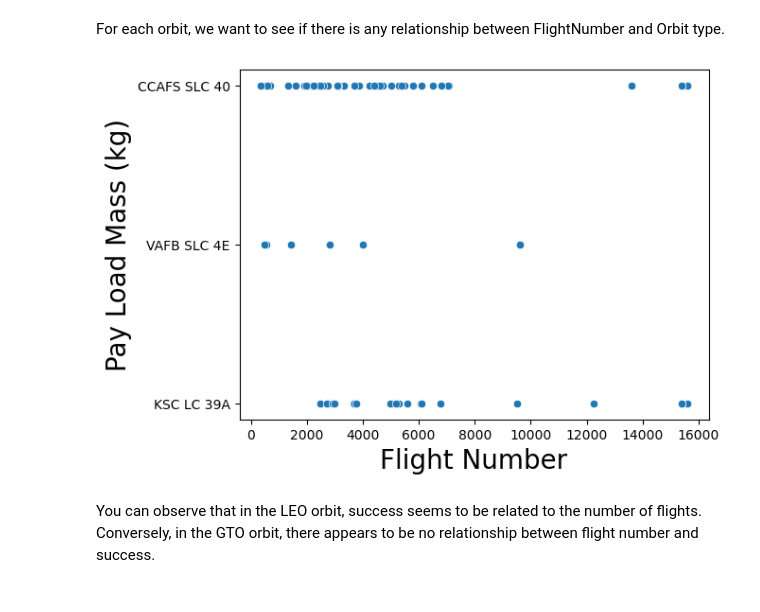
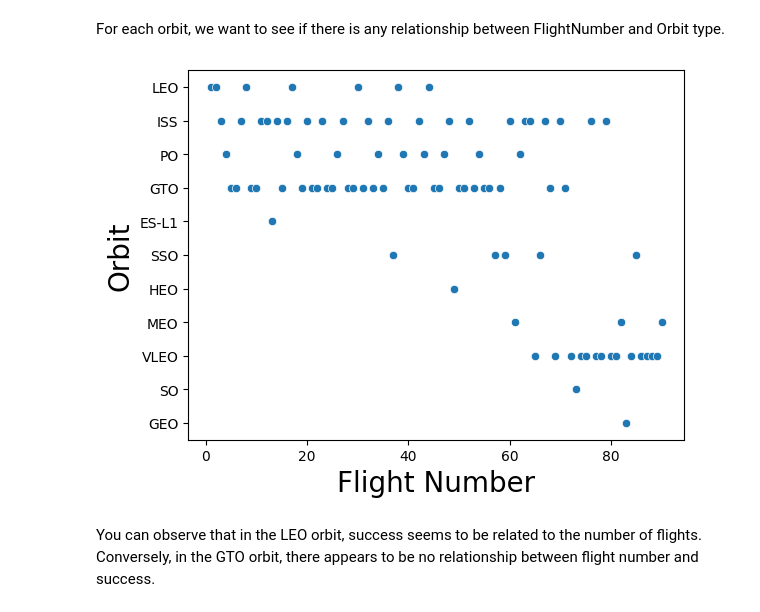
Before and after one commit to praveenmanikanta/MyRepoPraveen, a Jupyter notebook: edadataviz.ipynb, the cells around one changed output. Drawn from its saved outputs; the diff is of its cells as text; code cells hidden in the pictures.

Commit message:
EDA visualization Notebook

```diff
--- a/edadataviz.ipynb
+++ b/edadataviz.ipynb
@@ -62,12 +68,11 @@ please provide us feedback at https://github.com/pandas-dev/pandas/issues/54466
 # %% [markdown]
 First, let's read the SpaceX dataset into a Pandas dataframe and print its summary
 # %%
-from js import fetch
 import io
 
 URL = "https://cf-courses-data.s3.us.cloud-object-storage.appdomain.cloud/IBM-DS0321EN-SkillsNetwork/datasets/dataset_part_2.csv"
-resp = await fetch(URL)
-dataset_part_2_csv = io.BytesIO((await resp.arrayBuffer()).to_py())
+resp = requests.get(URL) # Use requests.get to fetch the data
+dataset_part_2_csv = io.BytesIO(resp.content)
 df=pd.read_csv(dataset_part_2_csv)
 df.head(5)
 # %% [output]
@@ -168,12 +173,12 @@ For each orbit, we want to see if there is any relationship between FlightNumber
 # %%
 # Plot a scatter point chart with x axis to be FlightNumber and y axis to be the Orbit, and hue to be the class value
 
-sns.scatterplot(y="LaunchSite", x="PayloadMass", data=df)
+sns.scatterplot(y="Orbit", x="FlightNumber", data=df)
 plt.xlabel("Flight Number",fontsize=20)
-plt.ylabel("Pay Load Mass (kg)",fontsize=20)
+plt.ylabel("Orbit",fontsize=20)
 plt.show()
 # %% [output]
-[figure, old version]
+[figure, new version]
 # %% [markdown]
 You can observe that in the LEO orbit, success seems to be related to the number of flights. Conversely, in the GTO orbit, there appears to be no relationship between flight number and success.
 # %% [markdown]
```
Also changed, not shown: parts of 7 cells of this notebook.
